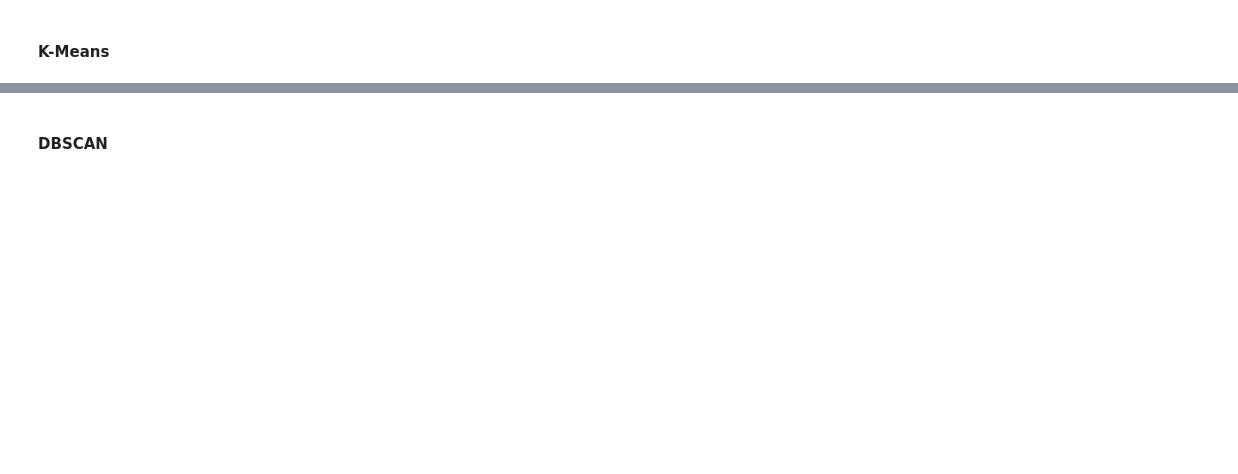
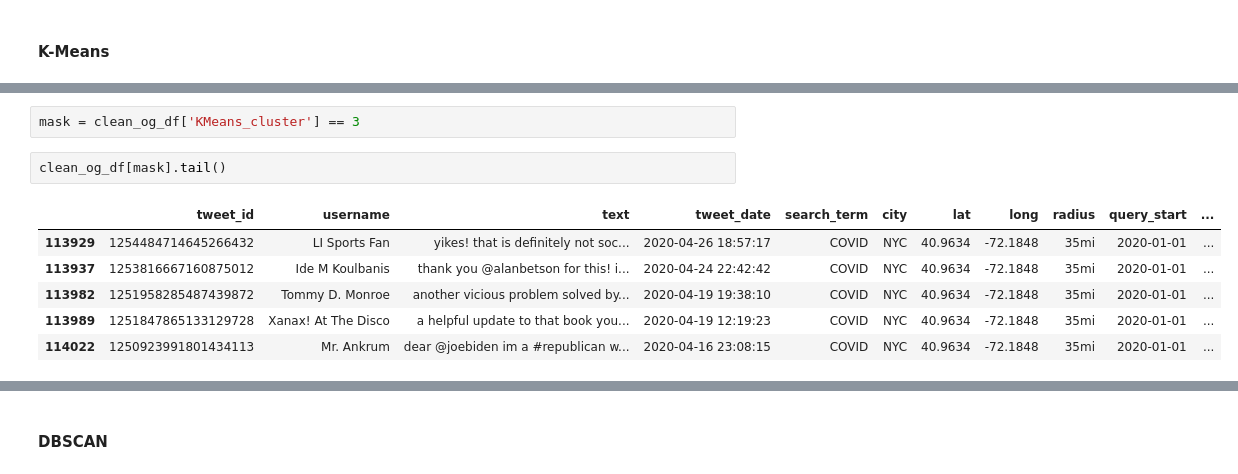
Before and after one commit to boosra/client_project-Covid, a Jupyter notebook: najiha/Modeling.ipynb, the cells around one changed output, grey strips where cells are left out. Cells and saved outputs as stored; diff of their text form; blank space fills up the shorter version.

```diff
--- a/najiha/Modeling.ipynb
+++ b/najiha/Modeling.ipynb
@@ -217,0 +288,11 @@ array([[-1.2920758e-05,  5.7685106e-06,  2.0106123e-05, ...,
+# %%
+mask = clean_og_df['KMeans_cluster'] == 3
+# %%
+clean_og_df[mask].tail()
+# %% [output]
+|  | tweet_id | username | text | tweet_date | search_term | city | lat | long | radius | query_start | ... |
+| 113929 | 1254484714645266432 | LI Sports Fan | yikes! that is definitely not soc... | 2020-04-26 18:57:17 | COVID | NYC | 40.9634 | -72.1848 | 35mi | 2020-01-01 | ... |
+| 113937 | 1253816667160875012 | Ide M Koulbanis | thank you @alanbetson for this! i... | 2020-04-24 22:42:42 | COVID | NYC | 40.9634 | -72.1848 | 35mi | 2020-01-01 | ... |
+| 113982 | 1251958285487439872 | Tommy D. Monroe | another vicious problem solved by... | 2020-04-19 19:38:10 | COVID | NYC | 40.9634 | -72.1848 | 35mi | 2020-01-01 | ... |
+| 113989 | 1251847865133129728 | Xanax! At The Disco | a helpful update to that book you... | 2020-04-19 12:19:23 | COVID | NYC | 40.9634 | -72.1848 | 35mi | 2020-01-01 | ... |
+| 114022 | 1250923991801434113 | Mr. Ankrum | dear @joebiden im a #republican w... | 2020-04-16 23:08:15 | COVID | NYC | 40.9634 | -72.1848 | 35mi | 2020-01-01 | ... |
```
Also changed, not shown: parts of 59 cells of this notebook.
